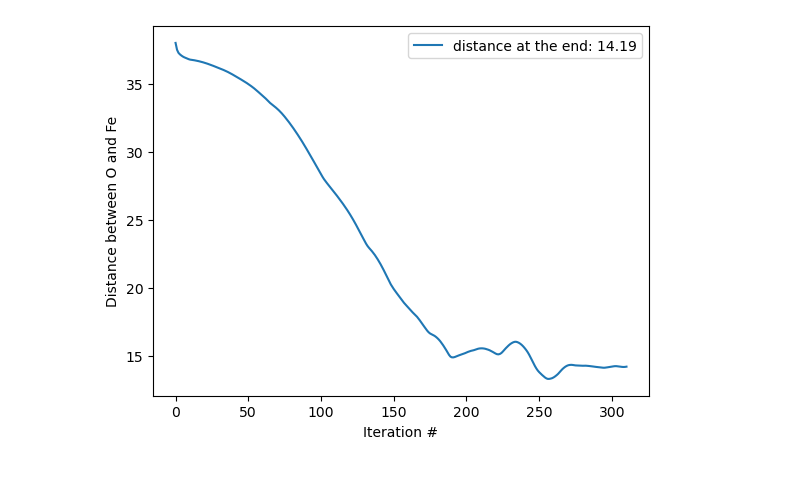
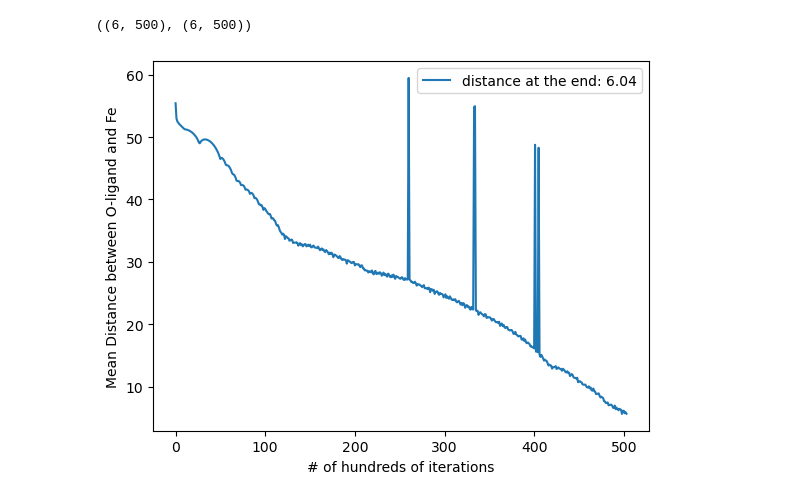
Before and after one commit to MKK03/kinetics_proj, a Jupyter notebook: plots.ipynb, the cells around one changed output. Saved outputs shown, nothing was run; the diff lists cells and outputs as text; code cells hidden in the pictures.

```diff
--- a/plots.ipynb
+++ b/plots.ipynb
@@ -6,5 +7,5 @@ import pandas as pd
 # %%
-results_dir = "./simulation_results/"  # Path to directory with dump files
+results_dir = "./simulation_results_6/"  # Path to directory with dump files
 fe_atom_id = 1292                     # Atom ID of Fe (replace with your Fe ID)
 o_atom_id = 3281                      # Atom ID of charged O (replace with your O ID)
 output_file = "fe_o_distances.csv"  # Output file name for results
@@ -88,2 +110,0 @@ Timestep 31000: Distance = 14.185 Å
-# %%
-distances = np.array(distances)
@@ -90,8 +162,13 @@ distances = np.array(distances)
+# %%
+ke_data.shape, pe_data.shape
+# %% [output]
+((6, 500), (6, 500))
 # %%
-plt.plot(distances[:, 1], label=f"distance at the end: {np.mean(distances[-10:, 1]):.2f}")
+mean_dist = np.mean(distances, axis = 0)
+plt.plot(mean_dist, label=f"distance at the end: {np.mean(mean_dist[-10:]):.2f}")
 plt.legend()
-plt.ylabel('Distance between O and Fe')
-plt.xlabel('Iteration #')
+plt.ylabel('Mean Distance between O-ligand and Fe')
+plt.xlabel('# of hundreds of iterations')
 plt.show()
 # %% [output]
-[figure, old version]
+[figure, new version]
```
Also changed, not shown: parts of 9 cells of this notebook, 5 other files.
